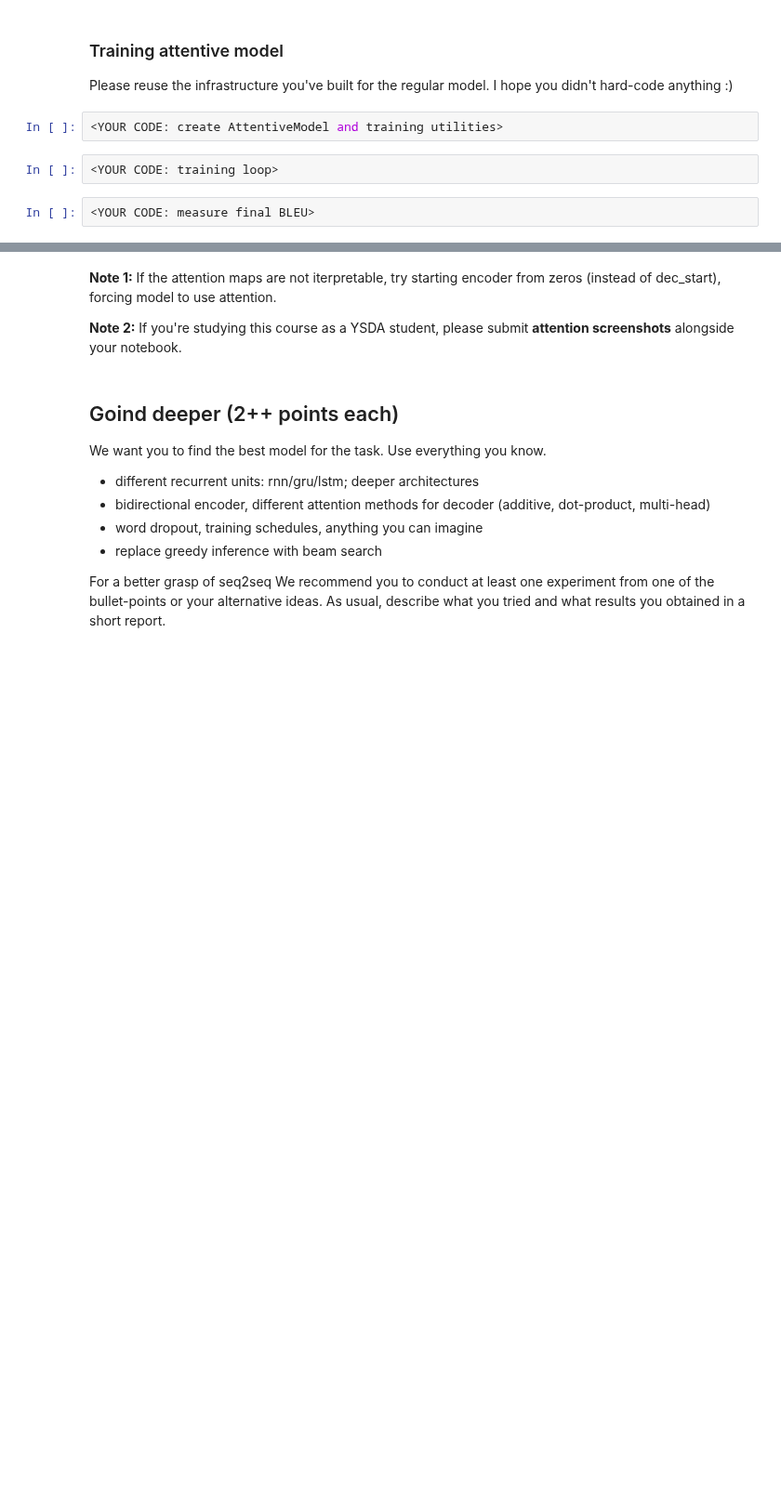
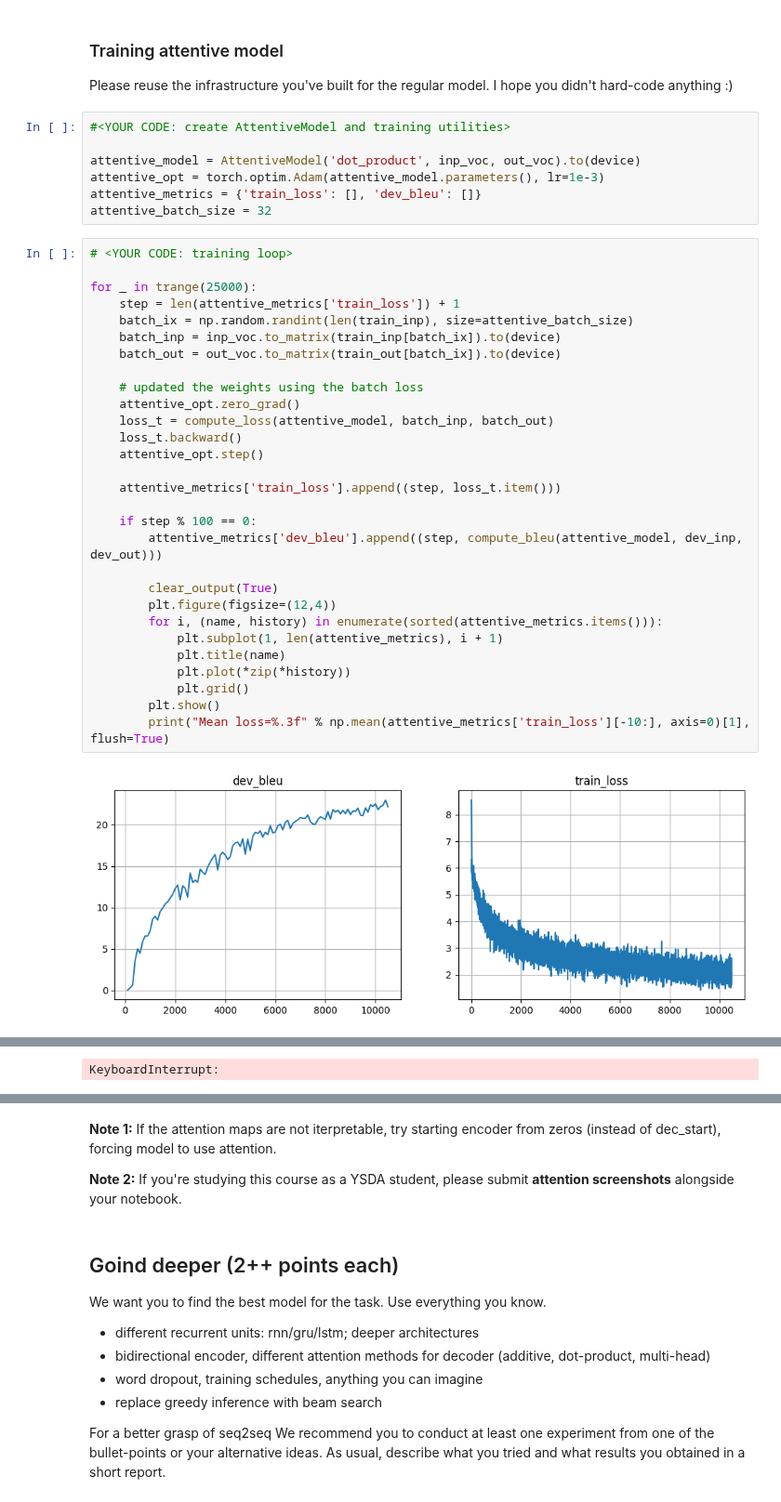
Before and after one commit to buxazich/Deep_Learning_HSE, a Jupyter notebook: week07_lm/homework.ipynb, the cells around one changed output, grey strips where cells are left out. Shown at 93% size. Cells and saved outputs as stored; diff of their text form; blank space fills up the shorter version.

```diff
--- a/week07_lm/homework.ipynb
+++ b/week07_lm/homework.ipynb
@@ -512,9 +696,41 @@ class AttentiveModel(BasicModel):
 ### Training attentive model
 
 Please reuse the infrastructure you've built for the regular model. I hope you didn't hard-code anything :)
-# %%
-<YOUR CODE: create AttentiveModel and training utilities>
-# %%
-<YOUR CODE: training loop>
-# %%
-<YOUR CODE: measure final BLEU>
+# %%
+#<YOUR CODE: create AttentiveModel and training utilities>
+
+attentive_model = AttentiveModel('dot_product', inp_voc, out_voc).to(device)
+attentive_opt = torch.optim.Adam(attentive_model.parameters(), lr=1e-3)
+attentive_metrics = {'train_loss': [], 'dev_bleu': []}
+attentive_batch_size = 32
+# %%
+# <YOUR CODE: training loop>
+
+for _ in trange(25000):
+    step = len(attentive_metrics['train_loss']) + 1
+    batch_ix = np.random.randint(len(train_inp), size=attentive_batch_size)
+    batch_inp = inp_voc.to_matrix(train_inp[batch_ix]).to(device)
+    batch_out = out_voc.to_matrix(train_out[batch_ix]).to(device)
+
+    # updated the weights using the batch loss
+    attentive_opt.zero_grad()
+    loss_t = compute_loss(attentive_model, batch_inp, batch_out)
+    loss_t.backward()
+    attentive_opt.step()
+
+    attentive_metrics['train_loss'].append((step, loss_t.item()))
+
+    if step % 100 == 0:
+        attentive_metrics['dev_bleu'].append((step, compute_bleu(attentive_model, dev_inp, dev_out)))
+
+        clear_output(True)
+        plt.figure(figsize=(12,4))
+        for i, (name, history) in enumerate(sorted(attentive_metrics.items())):
+            plt.subplot(1, len(attentive_metrics), i + 1)
+            plt.title(name)
+            plt.plot(*zip(*history))
+            plt.grid()
+        plt.show()
+        print("Mean loss=%.3f" % np.mean(attentive_metrics['train_loss'][-10:], axis=0)[1], flush=True)
+# %% [output]
+[figure, added]
@@ -520,0 +738 @@ Please reuse the infrastructure you've built for the regular model. I hope you d
+KeyboardInterrupt:
```
Also changed, not shown: parts of 23 cells of this notebook, 6 other files.
